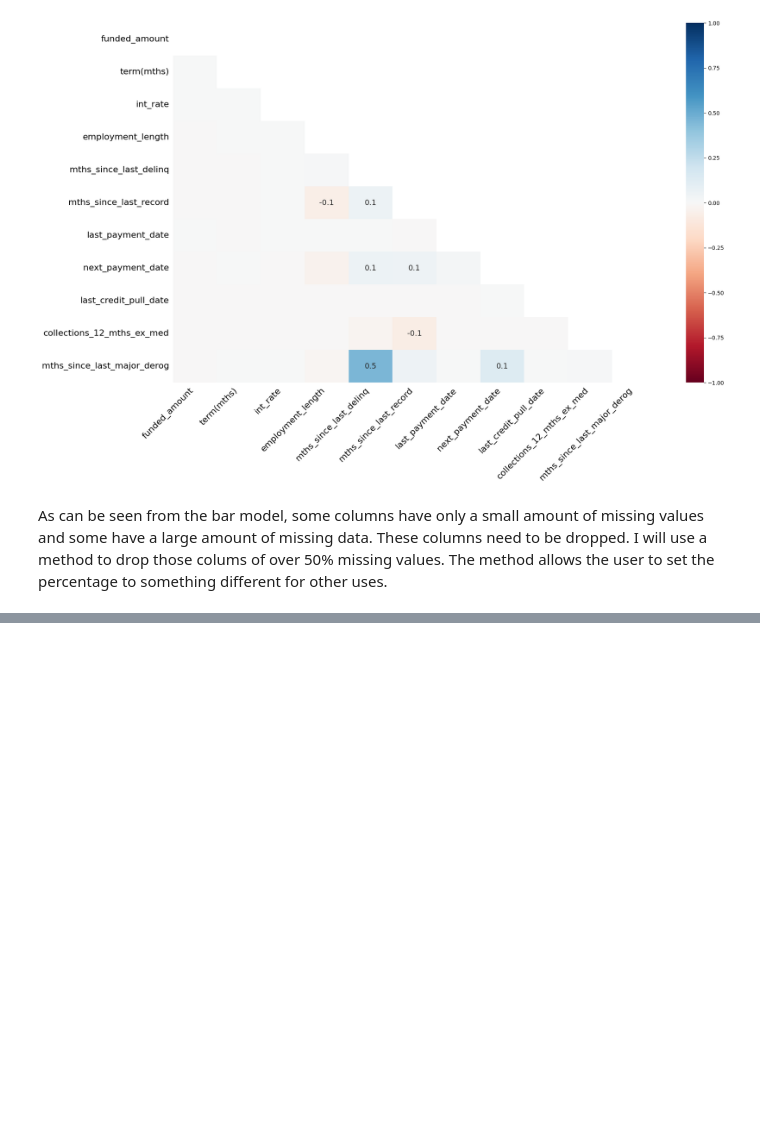
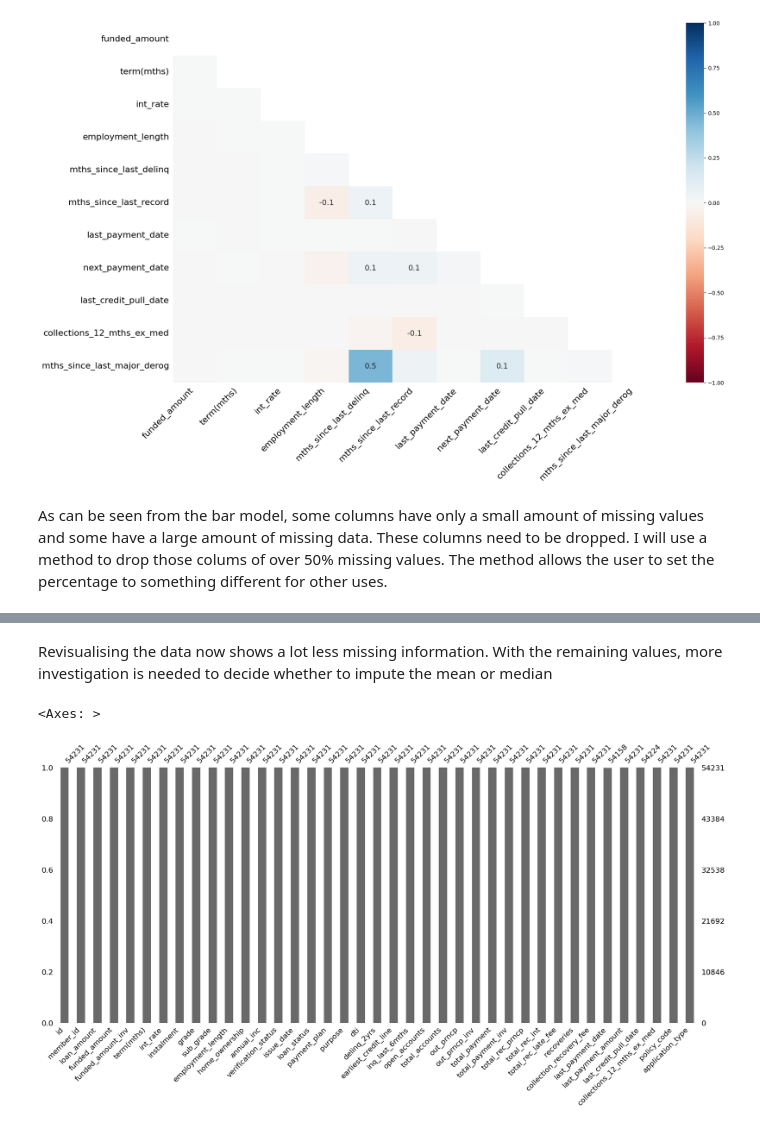
Before and after one commit to balany1/exploratory-data-analysis---customer-loans-in-finance152, a Jupyter notebook: eda.ipynb, the cells around one changed output, grey strips where cells are left out. Saved outputs shown, nothing was run; the diff lists cells and outputs as text; code cells hidden in the pictures; blank space fills up the shorter version.

Commit message:
missing values imputed and visualized

```diff
--- a/eda.ipynb
+++ b/eda.ipynb
@@ -184,0 +180,6 @@ df["funded_amount"].drop()
+# %%
+dataframetransform = Data_FrameTransform()
+
+df = dataframetransform.Nullremoval(df,50)
+df.head()
+print(df.shape)
@@ -186,0 +228,11 @@ msno.bar(df)
+# %% [markdown]
+Revisualising the data now shows a lot less missing information. With the remaining values, more investigation is needed to decide whether to impute the mean or median
+# %%
+dataframetransform.impute_null_values(df)
+
+df.head()
+
+msno.bar(df)
+# %% [output]
+<Axes: >
+[figure, added]
```
Also changed, not shown: parts of 6 cells of this notebook, 3 other files.
